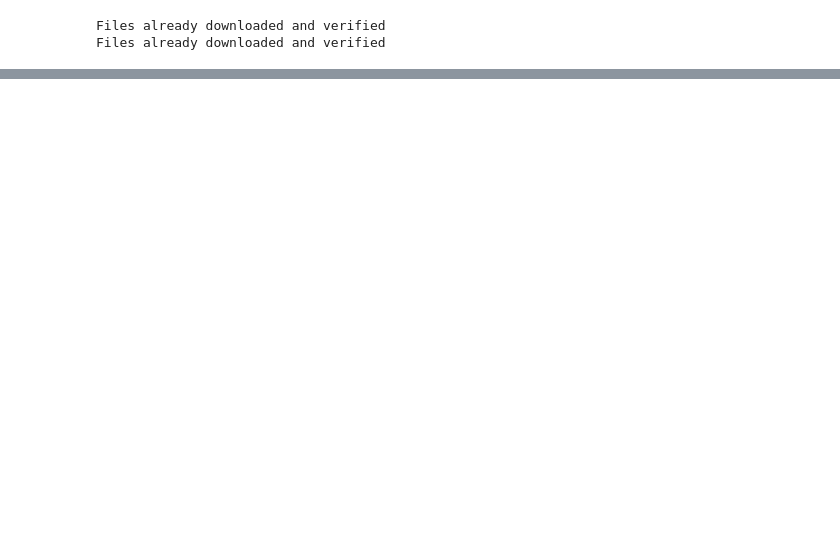
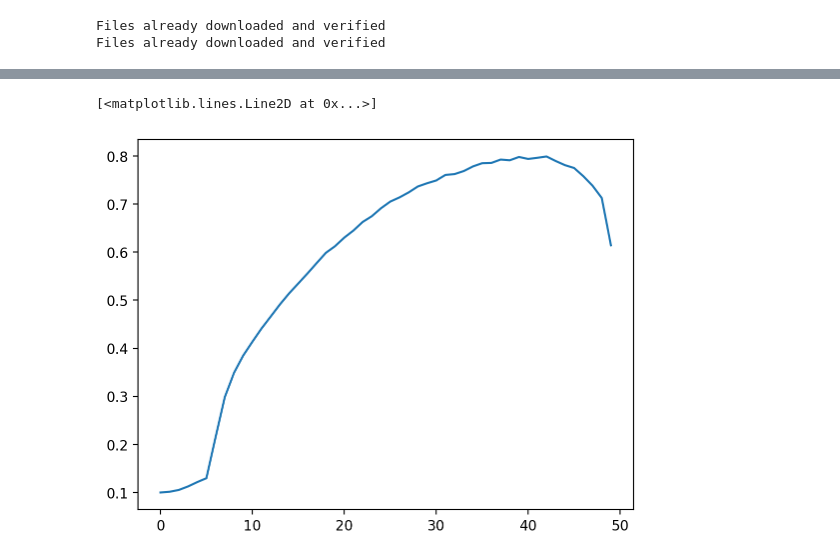
Before and after one commit to FredericRenard/Cifar-10-CNN, a Jupyter notebook: cifar_10_classification.ipynb, the cells around one changed output, grey strips where cells are left out. Cells and saved outputs as stored; diff of their text form; code cells hidden in the pictures; blank space fills up the shorter version.

```diff
--- a/cifar_10_classification.ipynb
+++ b/cifar_10_classification.ipynb
@@ -122,0 +139,6 @@ Epoch 6/50: Train Loss = 2.0262, Train Accuracy = 0.4300, Val Loss = 2.0054, Val
+# %%
+new_train_acc = np.load(train_acc_path)
+plt.plot(new_train_acc)
+# %% [output]
+[<matplotlib.lines.Line2D at 0x...>]
+[figure, added]
```
Also changed, not shown: parts of 6 cells of this notebook, 15 other files.
